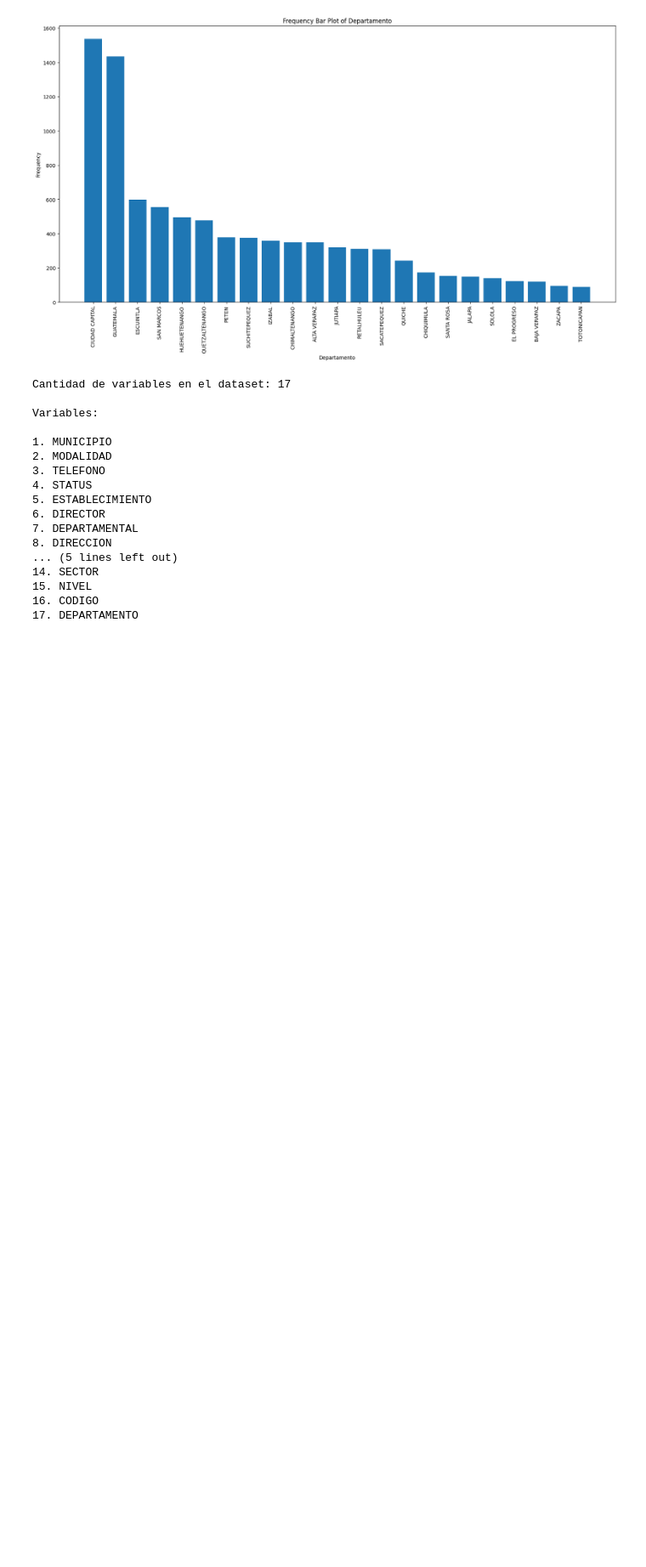
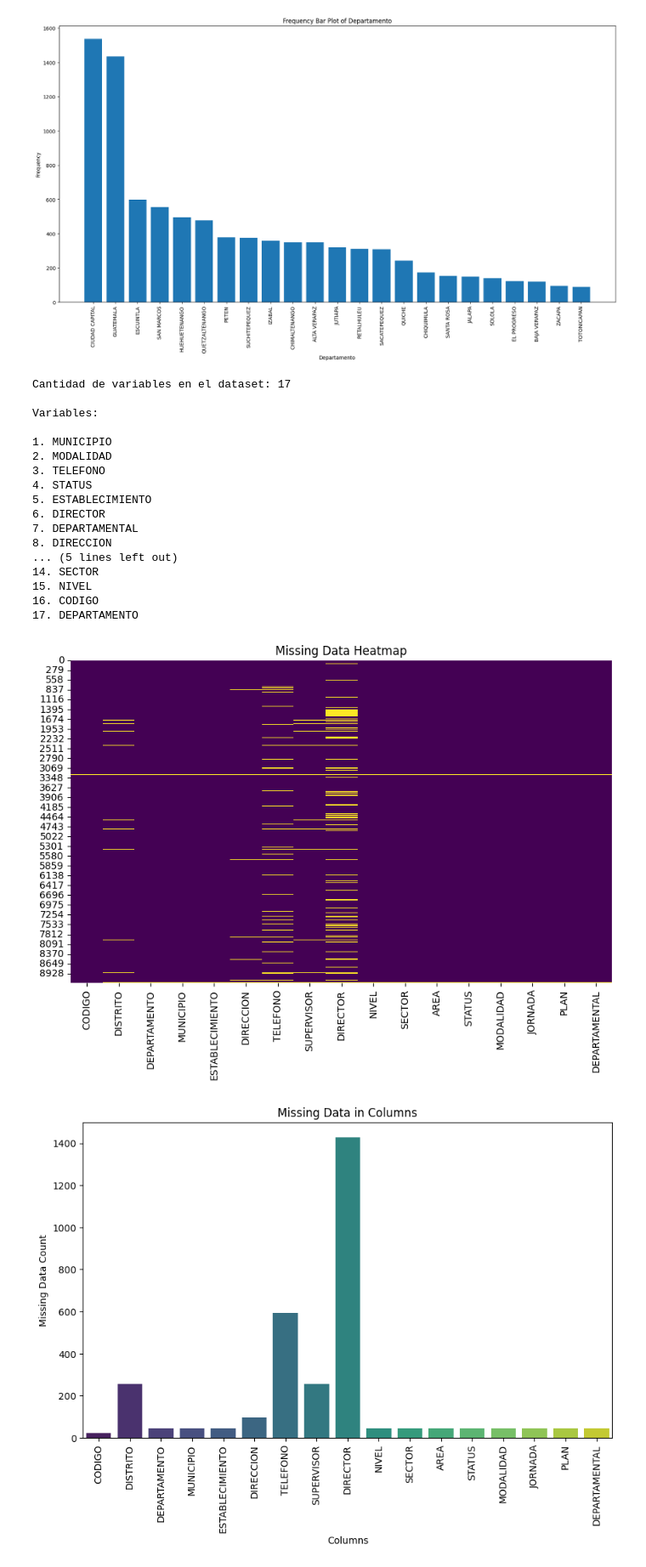
Before and after one commit to esc20936/Proyecto-1_DataScience, a Jupyter notebook: main.ipynb, the cells around one changed output. Shown at 85% size. Cells and saved outputs as stored; diff of their text form; code cells hidden in the pictures; blank space fills up the shorter version.

Commit message:
graficos para visualizar la data que falta

```diff
--- a/main.ipynb
+++ b/main.ipynb
@@ -148,6 +149,28 @@ all_dirty_data = pd.read_csv('csv_files/all_institutes.csv', na_values=['', '---
 
 # Drop rows with any missing values (NaN)
 all_clean_data = all_dirty_data.dropna()
+# %%
+# Load the all_institutes.csv with missing values as NaN
+all_dirty_data = pd.read_csv('csv_files/all_institutes.csv', na_values=['', '-----'])
+
+# Visualize missing data using a heatmap
+plt.figure(figsize=(10, 6))
+sns.heatmap(all_dirty_data.isnull(), cmap='viridis', cbar=False)
+plt.title('Missing Data Heatmap')
+plt.show()
+
+# You can also use a bar plot to visualize missing data in each column
+missing_data_count = all_dirty_data.isnull().sum()
+plt.figure(figsize=(10, 6))
+sns.barplot(x=missing_data_count.index, y=missing_data_count.values, palette='viridis')
+plt.title('Missing Data in Columns')
+plt.xticks(rotation=90)
+plt.xlabel('Columns')
+plt.ylabel('Missing Data Count')
+plt.show()
+# %% [output]
+[figure, added]
+[figure, added]
 # %%
 # summary breve del dataset de la ciudad capital
 ciudad_capital = pd.read_csv('./csv_files/ciudad_capital.csv')
```
Also changed, not shown: parts of 1 cell of this notebook.
